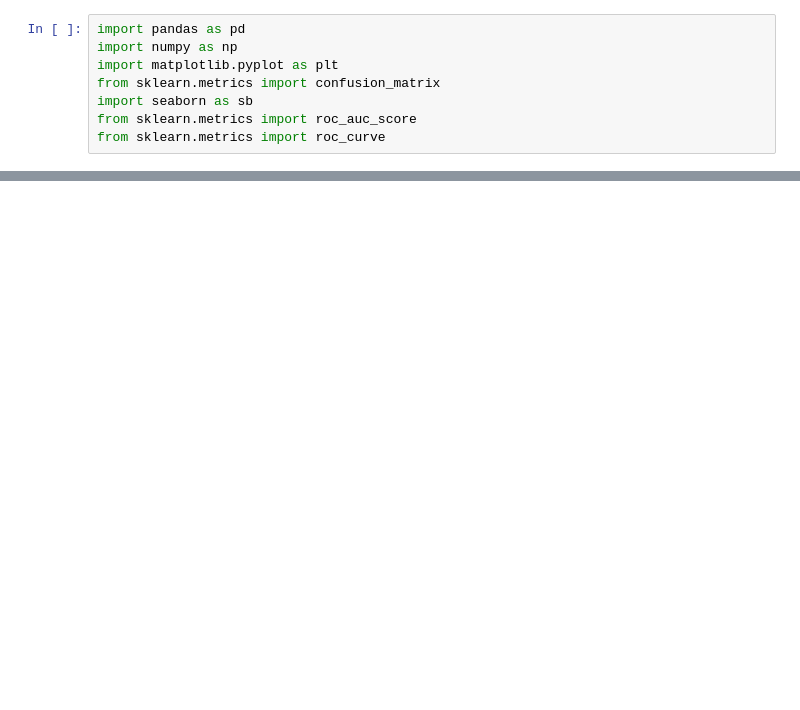
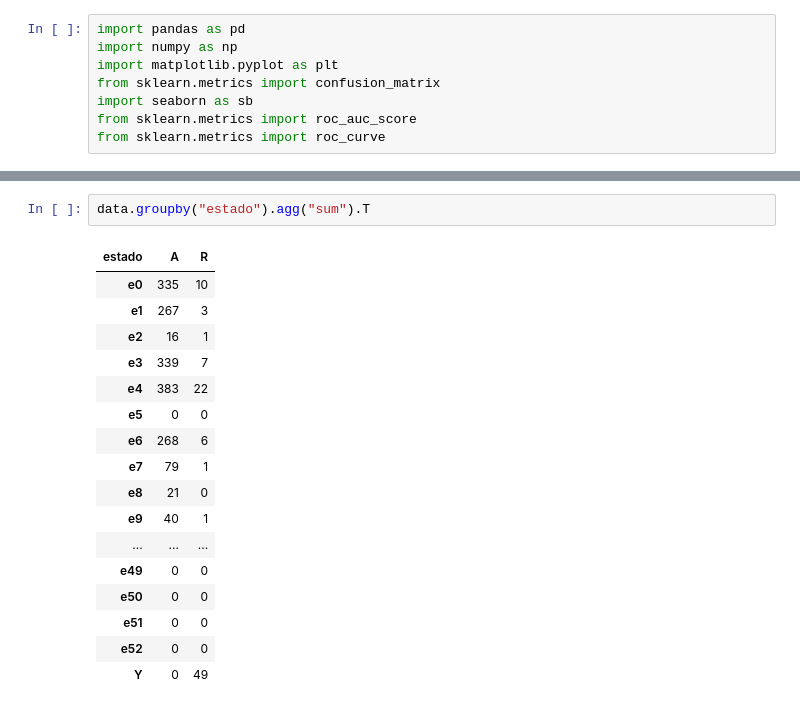
Before and after one commit to pabloschwarzenberg/CINF104, a Jupyter notebook: sampling/analisis.ipynb, the cells around one changed output, grey strips where cells are left out. Cells and saved outputs as stored; diff of their text form; blank space fills up the shorter version.

```diff
--- a/sampling/analisis.ipynb
+++ b/sampling/analisis.ipynb
@@ -9,3 +58,23 @@ from sklearn.metrics import roc_curve
+# %%
+data.groupby("estado").agg("sum").T
+# %% [output]
+| estado | A | R |
+| e0 | 335 | 10 |
+| e1 | 267 | 3 |
+| e2 | 16 | 1 |
+| e3 | 339 | 7 |
+| e4 | 383 | 22 |
+| e5 | 0 | 0 |
+| e6 | 268 | 6 |
+| e7 | 79 | 1 |
+| e8 | 21 | 0 |
+| e9 | 40 | 1 |
+| ... | ... | ... |
+| e49 | 0 | 0 |
+| e50 | 0 | 0 |
+| e51 | 0 | 0 |
+| e52 | 0 | 0 |
+| Y | 0 | 49 |
 # %%
 yv_pred=np.loadtxt("stratified_yv_pred.csv",delimiter=";",skiprows=1)
 yv=np.loadtxt("stratified_yv.csv",delimiter=";",skiprows=1)
```
Also changed, not shown: parts of 8 cells of this notebook, 35 other files.
